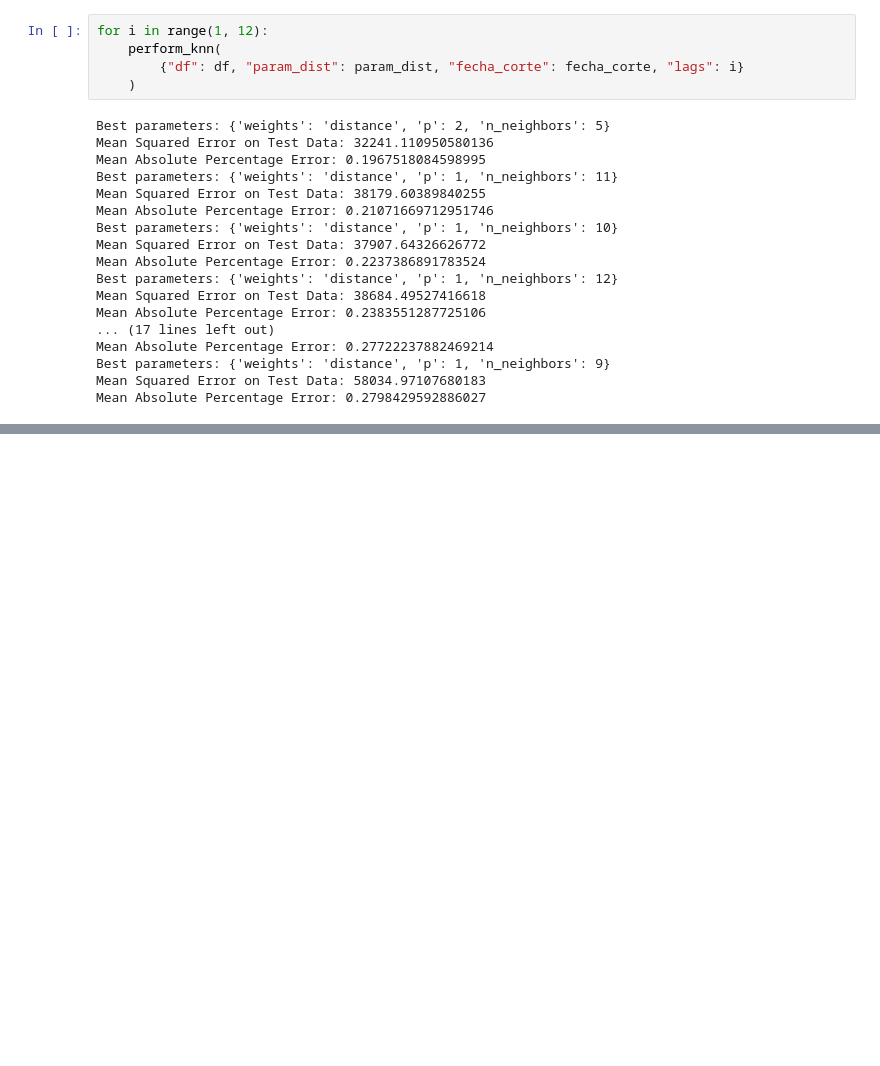
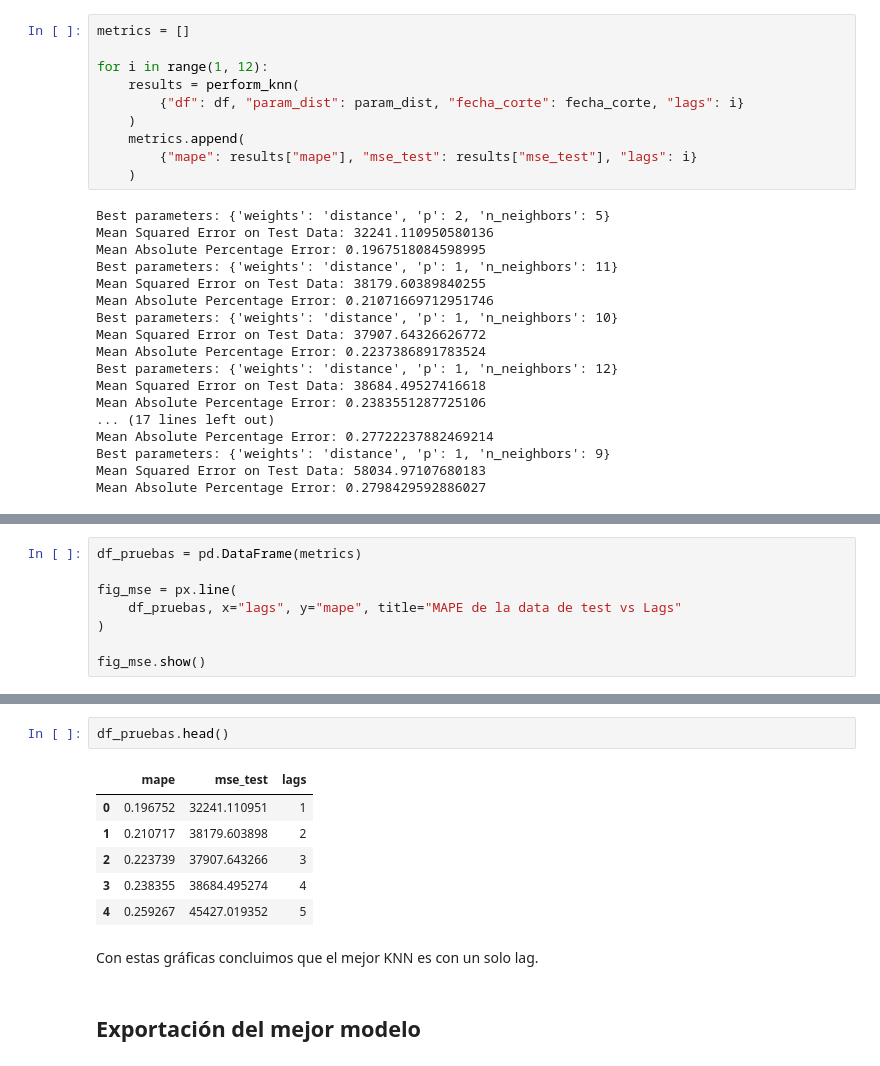
Before and after one commit to maestria-ds-eafit/Proyecto-Integrador-Semestre1, a Jupyter notebook: src/models/KNN/KNN_with_lags_no_criteria.ipynb, the cells around one changed output, grey strips where cells are left out. Drawn from its saved outputs; the diff is of its cells as text; blank space fills up the shorter version.

```diff
--- a/src/models/KNN/KNN_with_lags_no_criteria.ipynb
+++ b/src/models/KNN/KNN_with_lags_no_criteria.ipynb
@@ -19,10 +21,15 @@ param_dist = {
     "p": [1, 2],
 }
 # %%
+metrics = []
+
 for i in range(1, 12):
-    perform_knn(
+    results = perform_knn(
         {"df": df, "param_dist": param_dist, "fecha_corte": fecha_corte, "lags": i}
     )
+    metrics.append(
+        {"mape": results["mape"], "mse_test": results["mse_test"], "lags": i}
+    )
 # %% [output]
 Best parameters: {'weights': 'distance', 'p': 2, 'n_neighbors': 5}
 Mean Squared Error on Test Data: 32241.110950580136
@@ -43,0 +61,8 @@ Mean Absolute Percentage Error: 0.2798429592886027
+# %%
+df_pruebas = pd.DataFrame(metrics)
+
+fig_mse = px.line(
+    df_pruebas, x="lags", y="mape", title="MAPE de la data de test vs Lags"
+)
+
+fig_mse.show()
@@ -43,0 +71,13 @@ Mean Absolute Percentage Error: 0.2798429592886027
+# %%
+df_pruebas.head()
+# %% [output]
+|  | mape | mse_test | lags |
+| 0 | 0.196752 | 32241.110951 | 1 |
+| 1 | 0.210717 | 38179.603898 | 2 |
+| 2 | 0.223739 | 37907.643266 | 3 |
+| 3 | 0.238355 | 38684.495274 | 4 |
+| 4 | 0.259267 | 45427.019352 | 5 |
+# %% [markdown]
+Con estas gráficas concluimos que el mejor KNN es con un solo lag.
+# %% [markdown]
+## Exportación del mejor modelo
```
Also changed, not shown: parts of 5 cells of this notebook, 15 other files.
